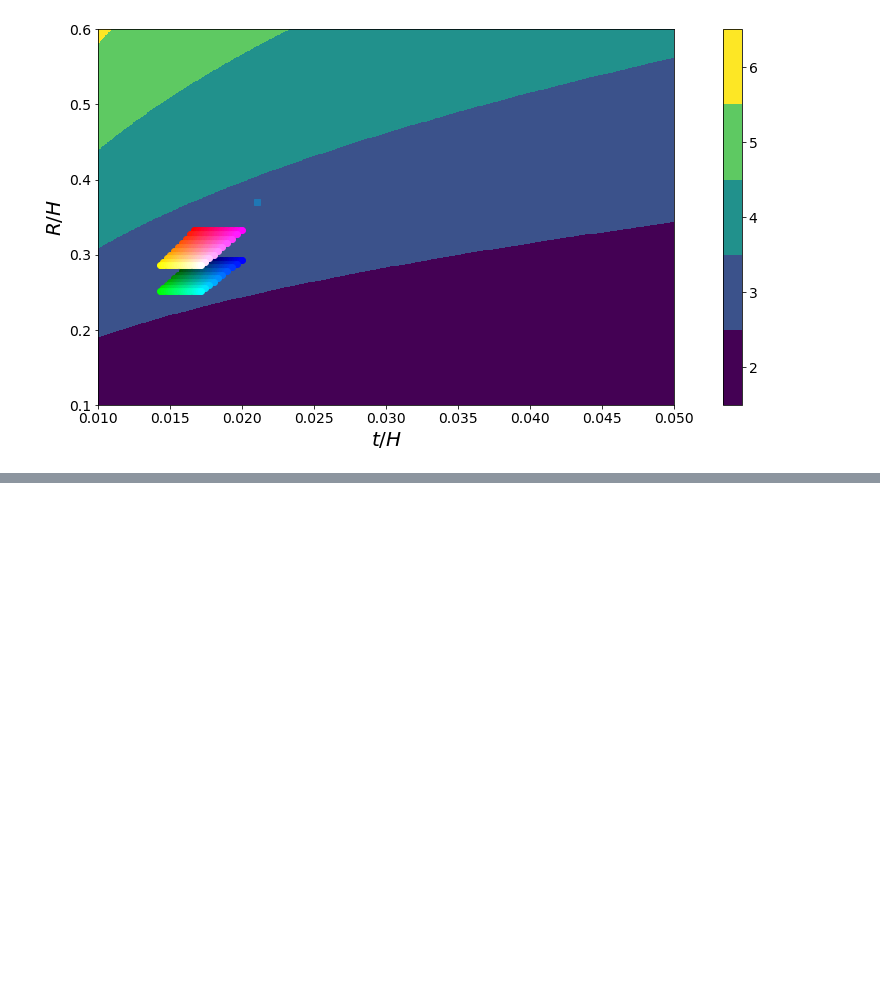
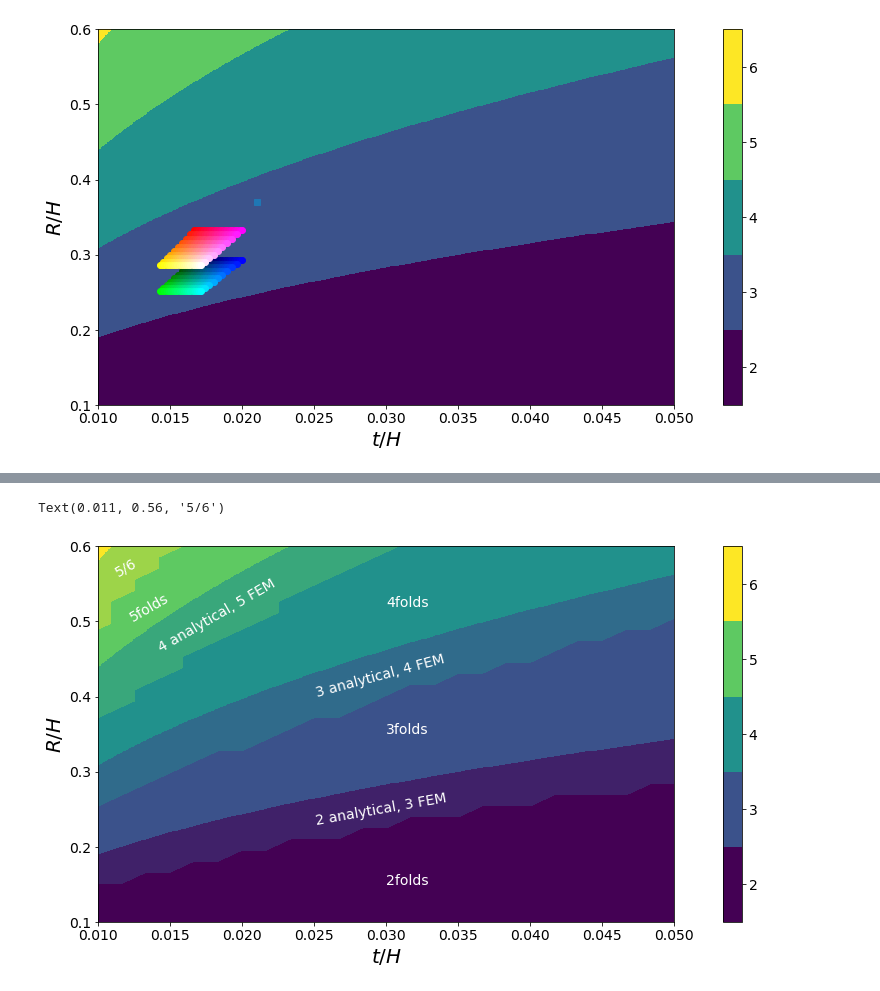
Before and after one commit to bertoldi-collab/buckling-cylinders, a Jupyter notebook: modes_theory.ipynb, the cells around one changed output, grey strips where cells are left out. Drawn from its saved outputs; the diff is of its cells as text; code cells hidden in the pictures; blank space fills up the shorter version.

```diff
--- a/modes_theory.ipynb
+++ b/modes_theory.ipynb
@@ -278,0 +311,43 @@ array([20.        , 20.55555556, 21.11111111, 21.66666667, 22.22222222,
+# %%
+fig, ax = plt.subplots(figsize = (10,6), constrained_layout = True, sharey = True)
+
+'''analytical'''
+num_values = np.unique(res_all)
+xv, yv = np.meshgrid(v_R_try, v_t_try, indexing='ij')
+levels_set = np.arange(6) + 1.5
+map_thing = ax.contourf(yv, xv, res_all, levels = levels_set, vmin = 2, vmax = 6)
+
+cbar = fig.colorbar(map_thing, ticks=[2,3,4,5,6])
+cbar.ax.set_yticklabels(['2', '3', '4', '5', '6'])
+
+'''fem'''
+num_try_t_fem = 25
+num_try_R_fem = 35
+v_R_try_fem = np.linspace(0.1,0.6, num_try_R_fem) #R/H
+v_t_try_fem = np.linspace(0.01,0.05, num_try_t_fem) #t/H
+
+res_all_fem = np.loadtxt('data_out/initial_mode_tests.txt', dtype = int)
+xv, yv = np.meshgrid(v_R_try_fem, v_t_try_fem, indexing='ij')
+map_thing = ax.contourf(yv, xv, res_all_fem, levels = levels_set, vmin = 2, vmax = 6, alpha = 0.4)
+
+
+# cbar = fig.colorbar(map_thing, ticks=[2,3,4,5,6])
+# cbar.ax.set_yticklabels(['2', '3', '4', '5', '6'])
+cbar.ax.tick_params(labelsize=14)
+ax.set_ylabel('$R/H$', fontsize = 20)
+ax.set_ylim(np.min(v_R_try), np.max(v_R_try))
+ax.set_xlabel('$t/H$', fontsize = 20)
+ax.tick_params(labelsize = 14)
+ax.set_xlim(np.min(v_t_try), np.max(v_t_try))
+
+ax.text(0.03, 0.15, '2folds', color = 'white', fontsize = 14)
+ax.text(0.025, 0.23, '2 analytical, 3 FEM', color = 'white', fontsize = 14, rotation = 10)
+ax.text(0.03, 0.35, '3folds', color = 'white', fontsize = 14)
+ax.text(0.025, 0.4, '3 analytical, 4 FEM', color = 'white', fontsize = 14, rotation = 15)
+ax.text(0.03, 0.52, '4folds', color = 'white', fontsize = 14)
+ax.text(0.014, 0.46, '4 analytical, 5 FEM', color = 'white', fontsize = 14, rotation = 30)
+ax.text(0.012, 0.5, '5folds', color = 'white', fontsize = 14, rotation = 30)
+ax.text(0.011, 0.56, '5/6', color = 'white', fontsize = 14, rotation = 30)
+# %% [output]
+Text(0.011, 0.56, '5/6')
+[figure, added]
```
Also changed, not shown: parts of 5 cells of this notebook, 5 other files.
